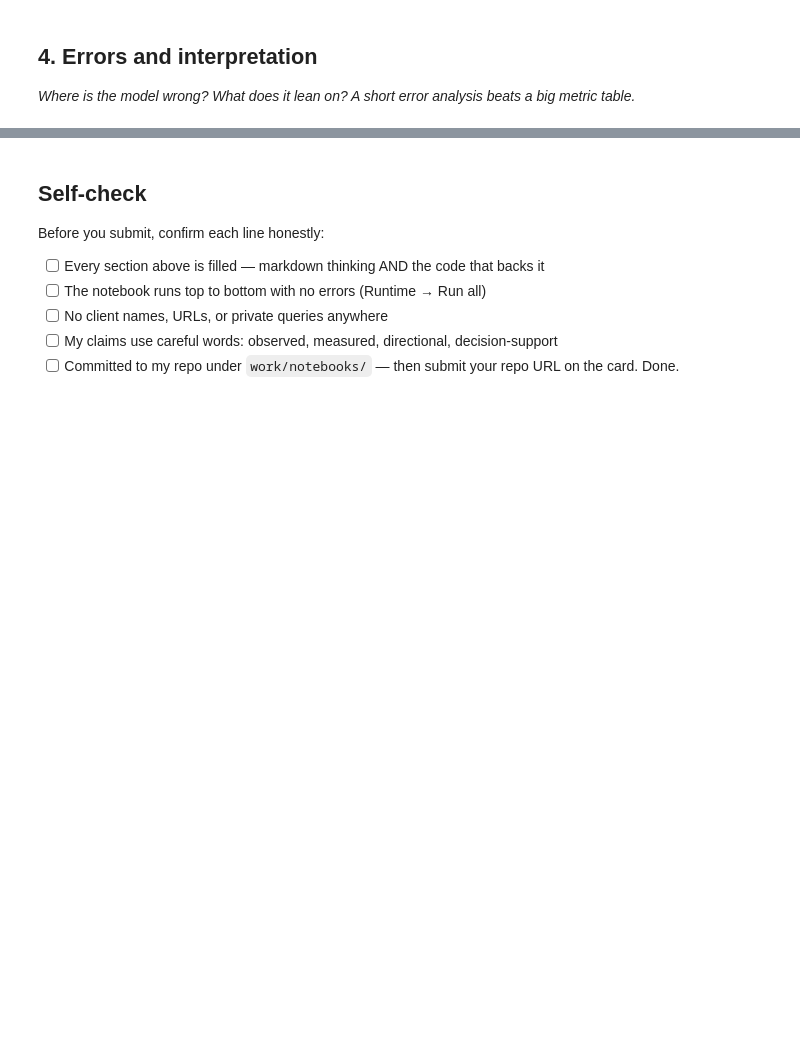
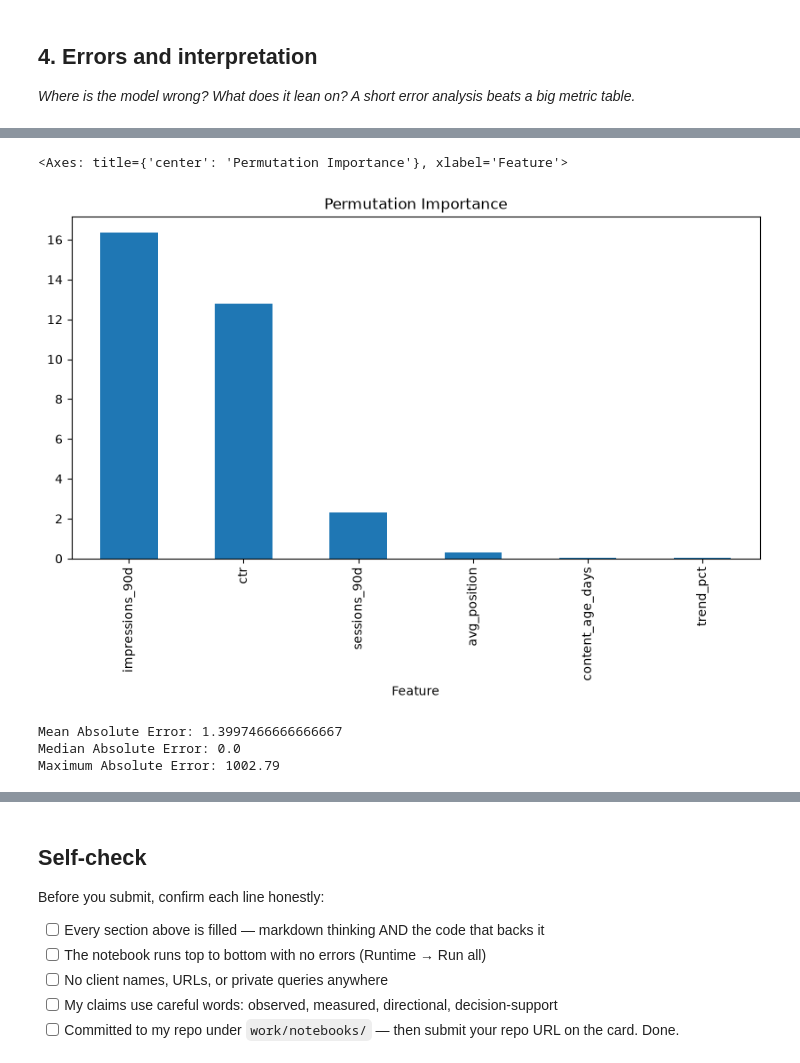
Before and after one commit to malaikasaleem944/malaika_flyrank, a Jupyter notebook: work/notebooks/w05_model.ipynb, the cells around one changed output, grey strips where cells are left out. Cells and saved outputs as stored; diff of their text form; code cells hidden in the pictures; blank space fills up the shorter version.

Commit message:
Complete Week 5 model notebook

```diff
--- a/work/notebooks/w05_model.ipynb
+++ b/work/notebooks/w05_model.ipynb
@@ -29,0 +93,12 @@ This skeleton is yours to fill. Work the sections **in order** — each one has
+# %%
+rf_model = RandomForestRegressor(
+    n_estimators=200,
+    random_state=42,
+    n_jobs=-1
+)
+
+rf_model.fit(X_train, y_train)
+
+rf_predictions = rf_model.predict(X_test)
+
+print("Random Forest trained successfully!")
@@ -36,0 +217,22 @@ This skeleton is yours to fill. Work the sections **in order** — each one has
+# %%
+from sklearn.inspection import permutation_importance
+
+perm = permutation_importance(
+    rf_model,
+    X_test,
+    y_test,
+    scoring="neg_mean_absolute_error",
+    n_repeats=10,
+    random_state=42,
+    n_jobs=-1
+)
+
+importance = pd.DataFrame({
+    "Feature": X_test.columns,
+    "Importance": perm.importances_mean
+}).sort_values(
+    "Importance",
+    ascending=False
+)
+
+importance
@@ -36,0 +247,20 @@ This skeleton is yours to fill. Work the sections **in order** — each one has
+# %%
+importance.plot(
+    x="Feature",
+    y="Importance",
+    kind="bar",
+    figsize=(10, 5),
+    legend=False,
+    title="Permutation Importance"
+)
+# %% [output]
+<Axes: title={'center': 'Permutation Importance'}, xlabel='Feature'>
+[figure, added]
+# %%
+print("Mean Absolute Error:", np.mean(np.abs(errors)))
+print("Median Absolute Error:", np.median(np.abs(errors)))
+print("Maximum Absolute Error:", np.max(np.abs(errors)))
+# %% [output]
+Mean Absolute Error: 1.3997466666666667
+Median Absolute Error: 0.0
+Maximum Absolute Error: 1002.79
```
Also changed, not shown: parts of 23 cells of this notebook.
